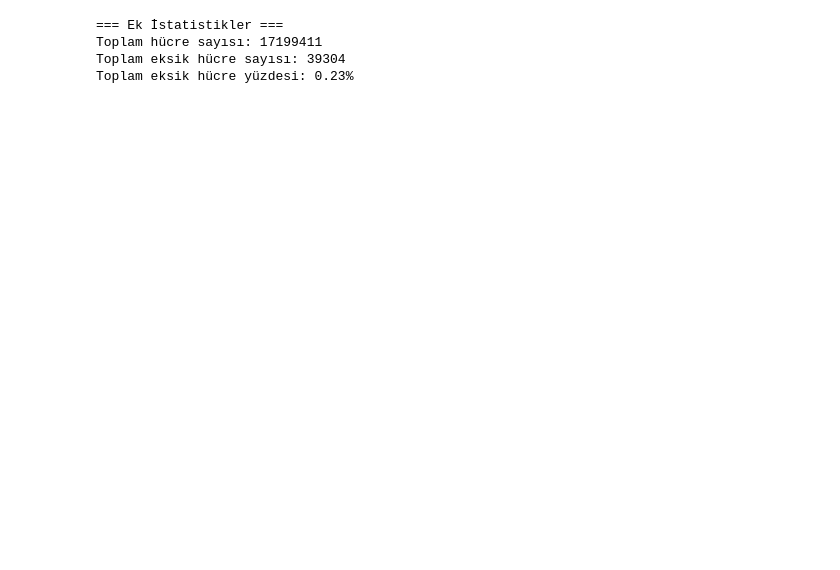
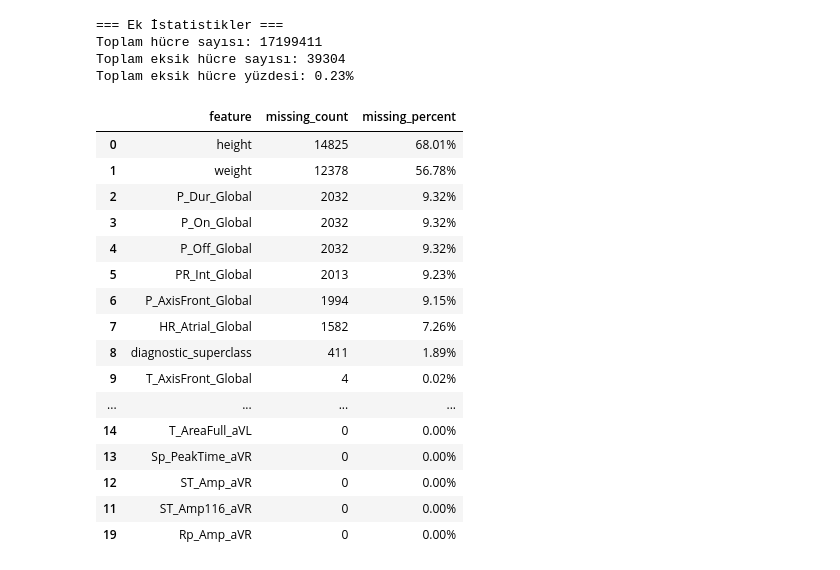
Before and after one commit to AykutN/PTB-XL-Heart-Anomaly-Diagnosis-Project, a Jupyter notebook: eda/stats.ipynb, the cells around one changed output. Cells and saved outputs as stored; diff of their text form; code cells hidden in the pictures; blank space fills up the shorter version.

```diff
--- a/eda/stats.ipynb
+++ b/eda/stats.ipynb
@@ -246,3 +257,48 @@ print(f"Toplam eksik hücre yüzdesi: {total_missing / total_cells * 100:.2f}%")
 Toplam hücre sayısı: 17199411
 Toplam eksik hücre sayısı: 39304
 Toplam eksik hücre yüzdesi: 0.23%
+# %%
+# Elle verilen eksik değer özetini tablo olarak yazdırma
+missing_table = pd.DataFrame([
+    {"feature": "height", "missing_count": 14825, "missing_percent": 68.01},
+    {"feature": "weight", "missing_count": 12378, "missing_percent": 56.78},
+    {"feature": "P_Dur_Global", "missing_count": 2032, "missing_percent": 9.32},
+    {"feature": "P_On_Global", "missing_count": 2032, "missing_percent": 9.32},
+    {"feature": "P_Off_Global", "missing_count": 2032, "missing_percent": 9.32},
+    {"feature": "PR_Int_Global", "missing_count": 2013, "missing_percent": 9.23},
+    {"feature": "P_AxisFront_Global", "missing_count": 1994, "missing_percent": 9.15},
+    {"feature": "HR_Atrial_Global", "missing_count": 1582, "missing_percent": 7.26},
+    {"feature": "diagnostic_superclass", "missing_count": 411, "missing_percent": 1.89},
+    {"feature": "T_AxisFront_Global", "missing_count": 4, "missing_percent": 0.02},
+    {"feature": "Sp_Area_aVR", "missing_count": 0, "missing_percent": 0.00},
+    {"feature": "ST_Amp116_aVR", "missing_count": 0, "missing_percent": 0.00},
+    {"feature": "ST_Amp_aVR", "missing_count": 0, "missing_percent": 0.00},
+    {"feature": "Sp_PeakTime_aVR", "missing_count": 0, "missing_percent": 0.00},
+    {"feature": "T_AreaFull_aVL", "missing_count": 0, "missing_percent": 0.00},
+    {"feature": "Sp_Dur_aVR", "missing_count": 0, "missing_percent": 0.00},
+    {"feature": "Sp_Amp_aVR", "missing_count": 0, "missing_percent": 0.00},
+    {"feature": "Rp_PeakTime_aVR", "missing_count": 0, "missing_percent": 0.00},
+    {"feature": "Rp_Area_aVR", "missing_count": 0, "missing_percent": 0.00},
+    {"feature": "Rp_Amp_aVR", "missing_count": 0, "missing_percent": 0.00},
+]).sort_values("missing_percent", ascending=False)
+
+# Yüzde formatı ile göster
+missing_table.style.format({"missing_percent": "{:.2f}%"})
+# %% [output]
+|  | feature | missing_count | missing_percent |
+| 0 | height | 14825 | 68.01% |
+| 1 | weight | 12378 | 56.78% |
+| 2 | P_Dur_Global | 2032 | 9.32% |
+| 3 | P_On_Global | 2032 | 9.32% |
+| 4 | P_Off_Global | 2032 | 9.32% |
+| 5 | PR_Int_Global | 2013 | 9.23% |
+| 6 | P_AxisFront_Global | 1994 | 9.15% |
+| 7 | HR_Atrial_Global | 1582 | 7.26% |
+| 8 | diagnostic_superclass | 411 | 1.89% |
+| 9 | T_AxisFront_Global | 4 | 0.02% |
+| ... | ... | ... | ... |
+| 14 | T_AreaFull_aVL | 0 | 0.00% |
+| 13 | Sp_PeakTime_aVR | 0 | 0.00% |
+| 12 | ST_Amp_aVR | 0 | 0.00% |
+| 11 | ST_Amp116_aVR | 0 | 0.00% |
+| 19 | Rp_Amp_aVR | 0 | 0.00% |
```
Also changed, not shown: parts of 1 cell of this notebook, 1 other file.
